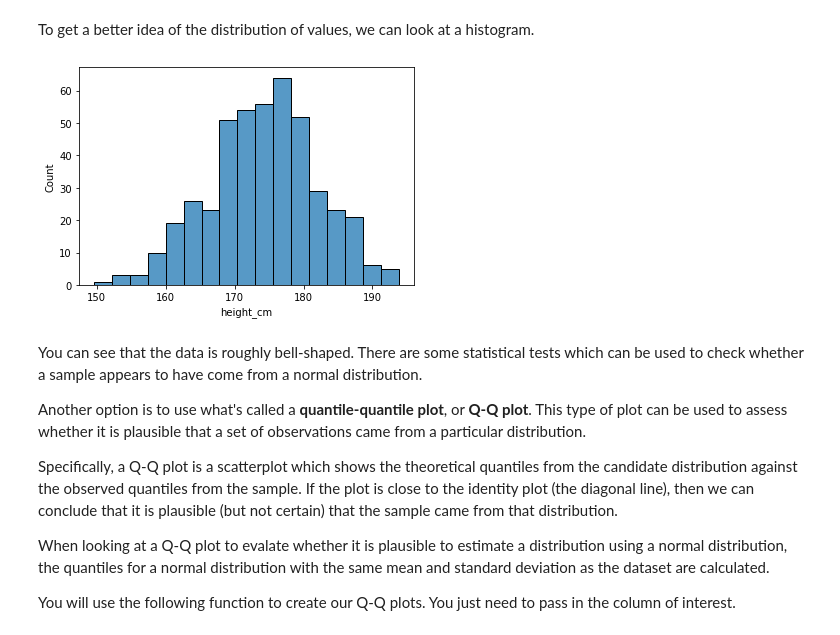
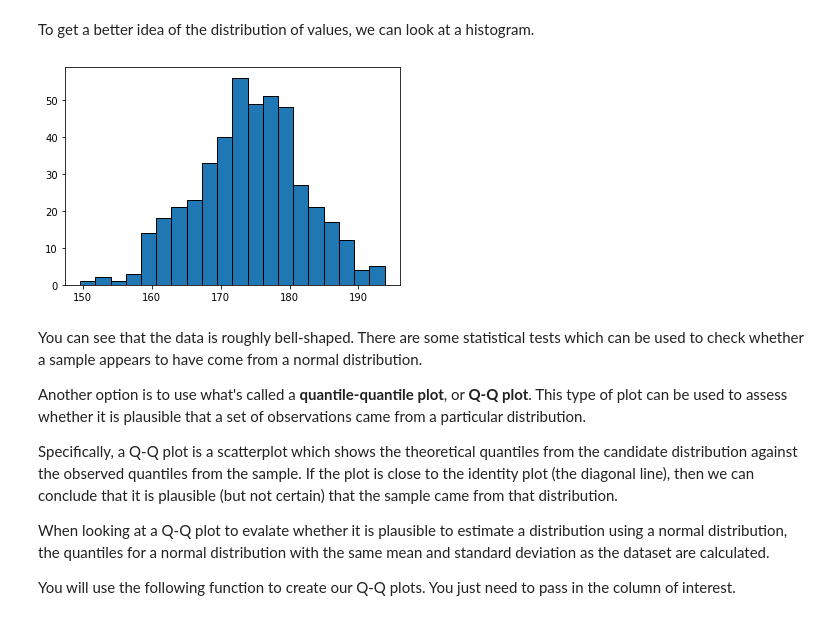
Before and after one commit to NSS-Data-Instructional-Stuff/stats-for-data-science, a Jupyter notebook: notebooks/Notebook_03_Probability_Calculations_Binomial_Normal.ipynb, the cells around one changed output. Cells and saved outputs as stored; diff of their text form; code cells hidden in the pictures.

```diff
--- a/notebooks/Notebook_03_Probability_Calculations_Binomial_Normal.ipynb
+++ b/notebooks/Notebook_03_Probability_Calculations_Binomial_Normal.ipynb
@@ -224,10 +238,10 @@ max      193.800000
 Name: height_cm, dtype: float64
 # %% [markdown]
 To get a better idea of the distribution of values, we can look at a histogram.
-# %%
-sns.histplot(nhanes.height_cm);
-# %% [output]
-[figure, removed]
+# %%
+plt.hist(nhanes['height_cm'], bins = 20, edgecolor = 'black');
+# %% [output]
+[figure, added]
 # %% [markdown]
 You can see that the data is roughly bell-shaped. There are some statistical tests which can be used to check whether a sample appears to have come from a normal distribution.
 
```
Also changed, not shown: parts of 16 cells of this notebook.
